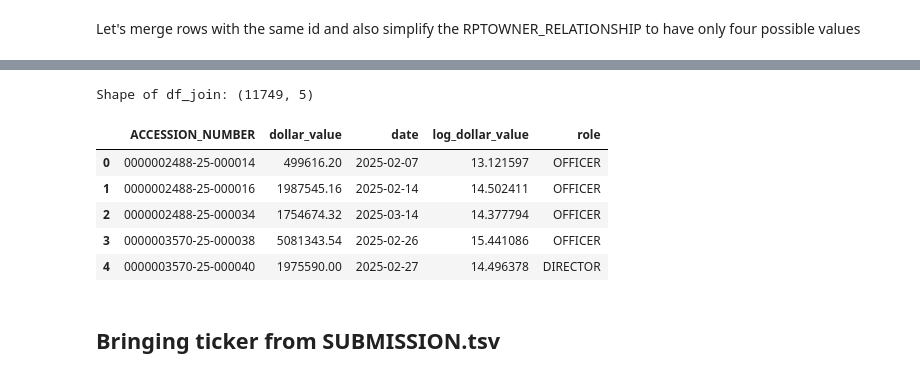
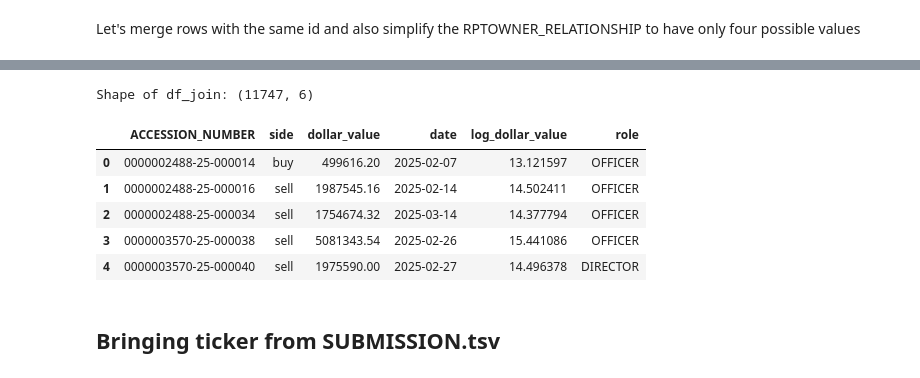
Before and after one commit to jefreybulla/insider-trading-signal, a Jupyter notebook: ETL/data_join.ipynb, the cells around one changed output, grey strips where cells are left out. Drawn from its saved outputs; the diff is of its cells as text; code cells hidden in the pictures.

```diff
--- a/ETL/data_join.ipynb
+++ b/ETL/data_join.ipynb
@@ -109,9 +101,15 @@ Records after filtering: 26056
 # %%
 df_filtered['TRANS_DATE'] = pd.to_datetime(df_filtered['TRANS_DATE'], errors='coerce')
 df_filtered['year'] = df_filtered['TRANS_DATE'].dt.year
-print(df_filtered.head())
+#print(df_filtered.head())
 
 # Keep 2025 transactions only
 df_filtered = df_filtered[df_filtered['year'] == 2025]
 print('Records after filtering for 2025 only:', len(df_filtered))
+
+# Transactions per month in 2025
+df_filtered['month'] = df_filtered['TRANS_DATE'].dt.month
+rows_per_month = df_filtered.groupby('month').size()
+print("Rows per month in 2025:")
+print(rows_per_month)
 # %% [output]
@@ -131,0 +126,9 @@ Records after filtering for 2025 only: 24959
+# %%
+df_filtered = df_filtered[df_filtered['month'].isin([1, 2, 3, 4])]
+print('Records after filtering for January to April 2025:', len(df_filtered))
+
+# Recheck transactions per month in 2025
+df_filtered['month'] = df_filtered['TRANS_DATE'].dt.month
+rows_per_month = df_filtered.groupby('month').size()
+print("Rows per month in 2025:")
+print(rows_per_month)
@@ -194,8 +205,11 @@ Shape after combining: (11749, 8)
 # %%
 # Drop columns that will not be used for modeling
 
-df_combined = df_combined.drop(columns=['SECURITY_TITLE', 'TRANS_CODE', 'year', 'TRANS_SHARES', 'TRANS_PRICEPERSHARE'])
-df_combined = df_combined.rename(columns={'TRANS_DATE': 'date'})
+df_combined = df_combined.drop(columns=['SECURITY_TITLE', 'year', 'TRANS_SHARES', 'TRANS_PRICEPERSHARE'])
+df_combined = df_combined.rename(columns={'TRANS_DATE': 'date', 'TRANS_CODE': 'side'})
+
+# Convert TRANS_CODE to buy/sell
+df_combined['side'] = df_combined['side'].map({'P': 'buy', 'S': 'sell'})
 
 print('Columns after dropping:', df_combined.columns.tolist())
 df_combined.head()
@@ -308,18 +330,18 @@ Name: count, dtype: int64
 | 47073 | 0000002178-25-000039 | 1637080 | Earley Michelle A | DIRECTOR | NaN | NaN | ... |
 | 47065 | 0000002178-25-000041 | 1675254 | Jenner Richard C | DIRECTOR | NaN | NaN | ... |
 # %%
-df_join = df_combined.merge(df_owner[['ACCESSION_NUMBER', 'RPTOWNER_RELATIONSHIP']], on='ACCESSION_NUMBER', how='left')
+df_join = df_combined.merge(df_owner[['ACCESSION_NUMBER', 'RPTOWNER_RELATIONSHIP']], on='ACCESSION_NUMBER', how='inner')
 df_join = df_join.rename(columns={'RPTOWNER_RELATIONSHIP': 'role'})
 print('Shape of df_join:', df_join.shape)
 df_join.head()
 # %% [output]
-Shape of df_join: (11749, 5)
+Shape of df_join: (11747, 6)
-|  | ACCESSION_NUMBER | dollar_value | date | log_dollar_value | role |
-| 0 | 0000002488-25-000014 | 499616.20 | 2025-02-07 | 13.121597 | OFFICER |
-| 1 | 0000002488-25-000016 | 1987545.16 | 2025-02-14 | 14.502411 | OFFICER |
-| 2 | 0000002488-25-000034 | 1754674.32 | 2025-03-14 | 14.377794 | OFFICER |
-| 3 | 0000003570-25-000038 | 5081343.54 | 2025-02-26 | 15.441086 | OFFICER |
-| 4 | 0000003570-25-000040 | 1975590.00 | 2025-02-27 | 14.496378 | DIRECTOR |
+|  | ACCESSION_NUMBER | side | dollar_value | date | log_dollar_value | role |
+| 0 | 0000002488-25-000014 | buy | 499616.20 | 2025-02-07 | 13.121597 | OFFICER |
+| 1 | 0000002488-25-000016 | sell | 1987545.16 | 2025-02-14 | 14.502411 | OFFICER |
+| 2 | 0000002488-25-000034 | sell | 1754674.32 | 2025-03-14 | 14.377794 | OFFICER |
+| 3 | 0000003570-25-000038 | sell | 5081343.54 | 2025-02-26 | 15.441086 | OFFICER |
+| 4 | 0000003570-25-000040 | sell | 1975590.00 | 2025-02-27 | 14.496378 | DIRECTOR |
 # %% [markdown]
 ## Bringing ticker from SUBMISSION.tsv
 # %%
```
Also changed, not shown: parts of 19 cells of this notebook, 15 other files.
